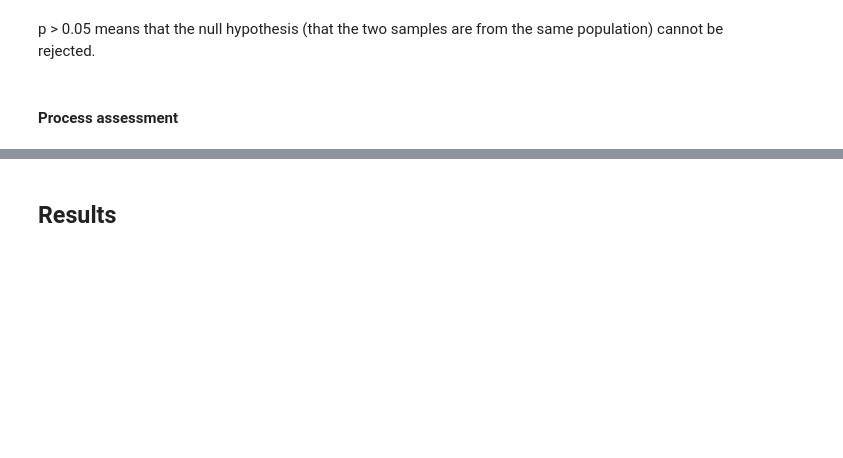
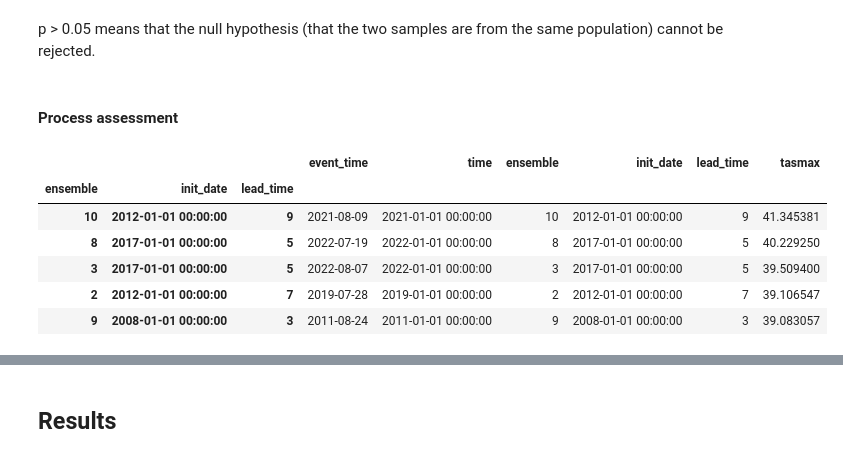
Before and after one commit to DamienIrving/unseen-projects, a Jupyter notebook: project-wcrp-txx/analysis_CanESM5.ipynb, the cells around one changed output, grey strips where cells are left out. Drawn from its saved outputs; the diff is of its cells as text; code cells hidden in the pictures; blank space fills up the shorter version.

Commit message:
Find event files

```diff
--- a/project-wcrp-txx/analysis_CanESM5.ipynb
+++ b/project-wcrp-txx/analysis_CanESM5.ipynb
@@ -258,4 +307,14 @@ p > 0.05 means that the null hypothesis (that the two samples are from the same
 # %%
-#model_da_indep_stacked_df = model_da_indep_stacked.to_dataframe()
+model_da_bc_stacked_df = model_da_bc_stacked.to_dataframe()
 # %%
-#model_da_indep_stacked_df.sort_values(by=[var], ascending=False)
+model_da_bc_stacked_df_sorted = model_da_bc_stacked_df.sort_values(by=[var], ascending=False)
+# %%
+model_da_bc_stacked_df_sorted.head(n=5)
+# %% [output]
+|  |  |  | event_time | time | ensemble | init_date | lead_time | tasmax |
+| ensemble | init_date | lead_time |  |  |  |  |  |  |
+| 10 | 2012-01-01 00:00:00 | 9 | 2021-08-09 | 2021-01-01 00:00:00 | 10 | 2012-01-01 00:00:00 | 9 | 41.345381 |
+| 8 | 2017-01-01 00:00:00 | 5 | 2022-07-19 | 2022-01-01 00:00:00 | 8 | 2017-01-01 00:00:00 | 5 | 40.229250 |
+| 3 | 2017-01-01 00:00:00 | 5 | 2022-08-07 | 2022-01-01 00:00:00 | 3 | 2017-01-01 00:00:00 | 5 | 39.509400 |
+| 2 | 2012-01-01 00:00:00 | 7 | 2019-07-28 | 2019-01-01 00:00:00 | 2 | 2012-01-01 00:00:00 | 7 | 39.106547 |
+| 9 | 2008-01-01 00:00:00 | 3 | 2011-08-24 | 2011-01-01 00:00:00 | 9 | 2008-01-01 00:00:00 | 3 | 39.083057 |
```
Also changed, not shown: parts of 3 cells of this notebook.
